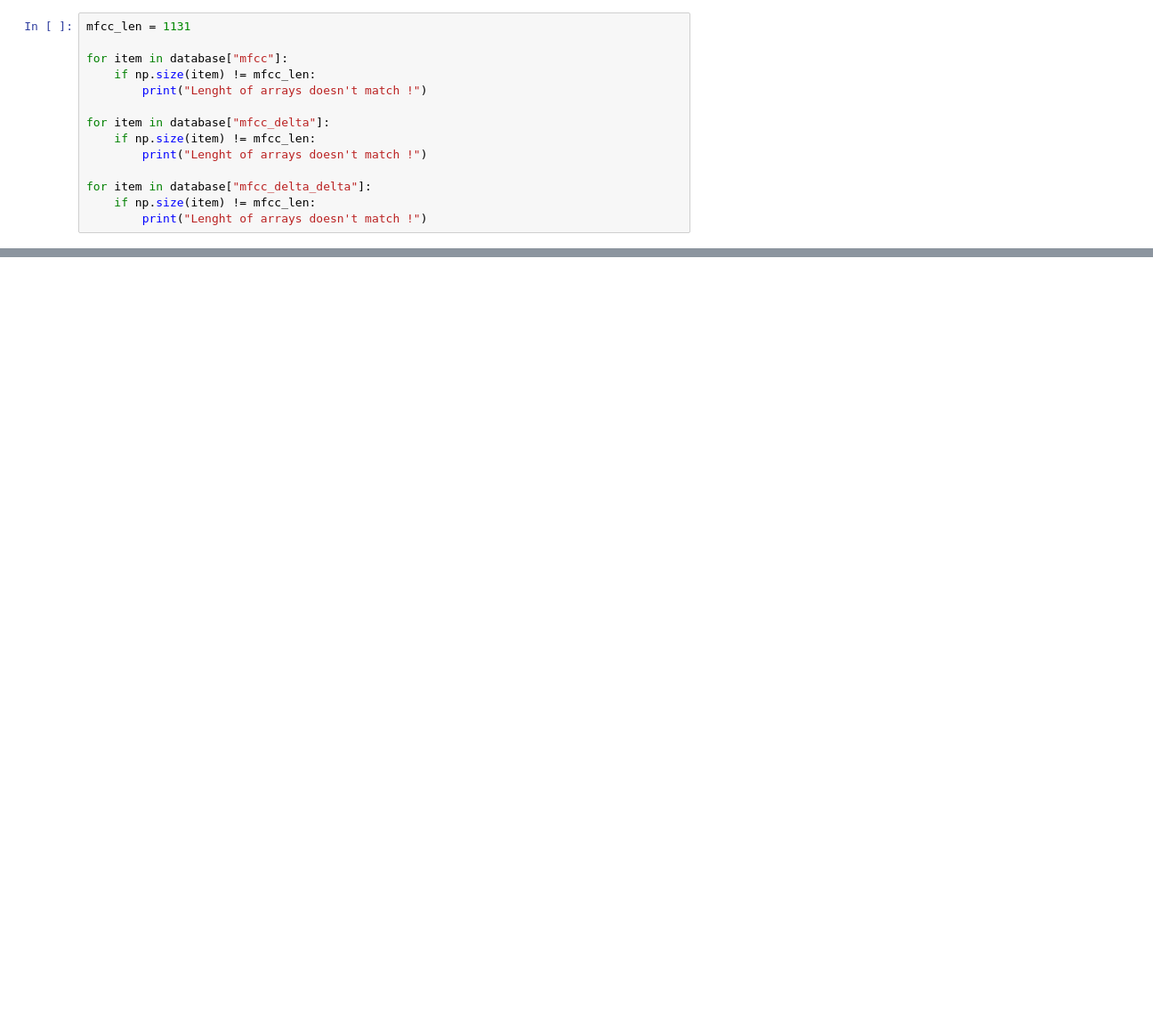
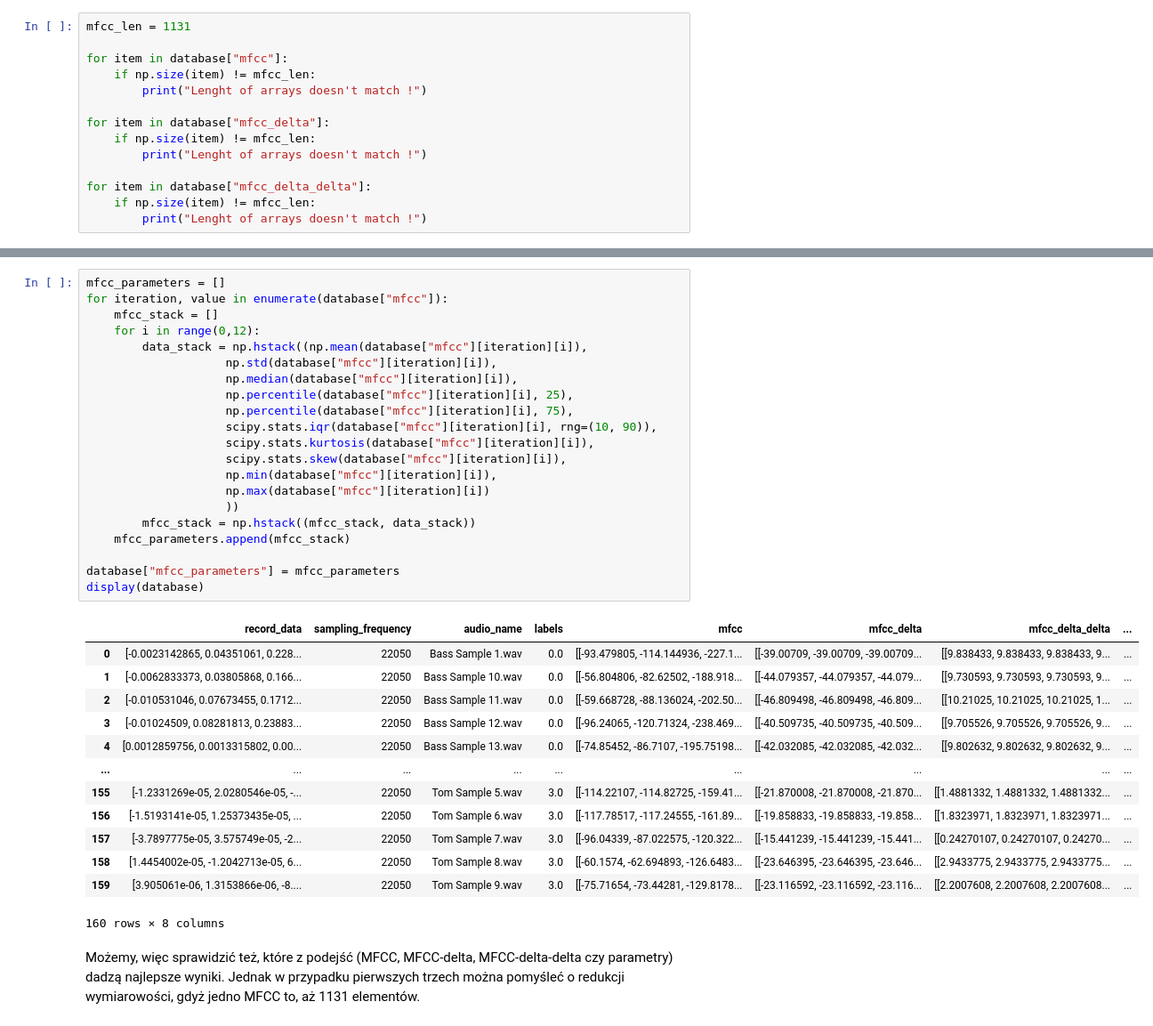
Before and after one commit to JacobeCode/Machine-Learning-Models-Research, a Jupyter notebook: main.ipynb, the cells around one changed output, grey strips where cells are left out. Shown: that part at 89% size. Saved outputs shown, nothing was run; the diff lists cells and outputs as text; blank space fills up the shorter version.

Commit message:
Updated main.py to point 02 - preparing data and model.

```diff
--- a/main.ipynb
+++ b/main.ipynb
@@ -165,0 +171,37 @@ TypeError: _vhstack_dispatcher() takes 1 positional argument but 2 were given
+# %%
+mfcc_parameters = []
+for iteration, value in enumerate(database["mfcc"]):
+    mfcc_stack = []
+    for i in range(0,12):
+        data_stack = np.hstack((np.mean(database["mfcc"][iteration][i]),
+                    np.std(database["mfcc"][iteration][i]),
+                    np.median(database["mfcc"][iteration][i]),
+                    np.percentile(database["mfcc"][iteration][i], 25),
+                    np.percentile(database["mfcc"][iteration][i], 75),
+                    scipy.stats.iqr(database["mfcc"][iteration][i], rng=(10, 90)),
+                    scipy.stats.kurtosis(database["mfcc"][iteration][i]),
+                    scipy.stats.skew(database["mfcc"][iteration][i]),
+                    np.min(database["mfcc"][iteration][i]),
+                    np.max(database["mfcc"][iteration][i])
+                    ))
+        mfcc_stack = np.hstack((mfcc_stack, data_stack))
+    mfcc_parameters.append(mfcc_stack)
+
+database["mfcc_parameters"] = mfcc_parameters
+display(database)
+# %% [output]
+|  | record_data | sampling_frequency | audio_name | labels | mfcc | mfcc_delta | mfcc_delta_delta | ... |
+| 0 | [-0.0023142865, 0.04351061, 0.228... | 22050 | Bass Sample 1.wav | 0.0 | [[-93.479805, -114.144936, -227.1... | [[-39.00709, -39.00709, -39.00709... | [[9.838433, 9.838433, 9.838433, 9... | ... |
+| 1 | [-0.0062833373, 0.03805868, 0.166... | 22050 | Bass Sample 10.wav | 0.0 | [[-56.804806, -82.62502, -188.918... | [[-44.079357, -44.079357, -44.079... | [[9.730593, 9.730593, 9.730593, 9... | ... |
+| 2 | [-0.010531046, 0.07673455, 0.1712... | 22050 | Bass Sample 11.wav | 0.0 | [[-59.668728, -88.136024, -202.50... | [[-46.809498, -46.809498, -46.809... | [[10.21025, 10.21025, 10.21025, 1... | ... |
+| 3 | [-0.01024509, 0.08281813, 0.23883... | 22050 | Bass Sample 12.wav | 0.0 | [[-96.24065, -120.71324, -238.469... | [[-40.509735, -40.509735, -40.509... | [[9.705526, 9.705526, 9.705526, 9... | ... |
+| 4 | [0.0012859756, 0.0013315802, 0.00... | 22050 | Bass Sample 13.wav | 0.0 | [[-74.85452, -86.7107, -195.75198... | [[-42.032085, -42.032085, -42.032... | [[9.802632, 9.802632, 9.802632, 9... | ... |
+| ... | ... | ... | ... | ... | ... | ... | ... | ... |
+| 155 | [-1.2331269e-05, 2.0280546e-05, -... | 22050 | Tom Sample 5.wav | 3.0 | [[-114.22107, -114.82725, -159.41... | [[-21.870008, -21.870008, -21.870... | [[1.4881332, 1.4881332, 1.4881332... | ... |
+| 156 | [-1.5193141e-05, 1.25373435e-05, ... | 22050 | Tom Sample 6.wav | 3.0 | [[-117.78517, -117.24555, -161.89... | [[-19.858833, -19.858833, -19.858... | [[1.8323971, 1.8323971, 1.8323971... | ... |
+| 157 | [-3.7897775e-05, 3.575749e-05, -2... | 22050 | Tom Sample 7.wav | 3.0 | [[-96.04339, -87.022575, -120.322... | [[-15.441239, -15.441239, -15.441... | [[0.24270107, 0.24270107, 0.24270... | ... |
+| 158 | [1.4454002e-05, -1.2042713e-05, 6... | 22050 | Tom Sample 8.wav | 3.0 | [[-60.1574, -62.694893, -126.6483... | [[-23.646395, -23.646395, -23.646... | [[2.9433775, 2.9433775, 2.9433775... | ... |
+| 159 | [3.905061e-06, 1.3153866e-06, -8.... | 22050 | Tom Sample 9.wav | 3.0 | [[-75.71654, -73.44281, -129.8178... | [[-23.116592, -23.116592, -23.116... | [[2.2007608, 2.2007608, 2.2007608... | ... |
+160 rows × 8 columns
+# %% [markdown]
+Możemy, więc sprawidzić też, które z podejść (MFCC, MFCC-delta, MFCC-delta-delta czy parametry) dadzą najlepsze wyniki. Jednak w przypadku pierwszych trzech można pomyśleć o redukcji wymiarowości, gdyż jedno MFCC to, aż 1131 elementów.
```
Also changed, not shown: parts of 7 cells of this notebook.
